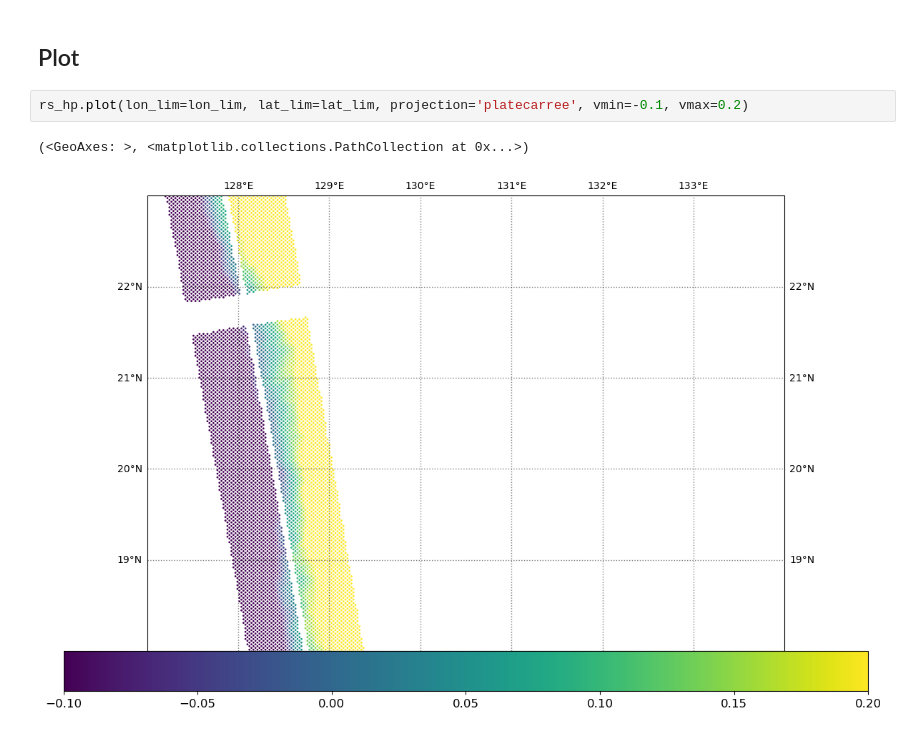
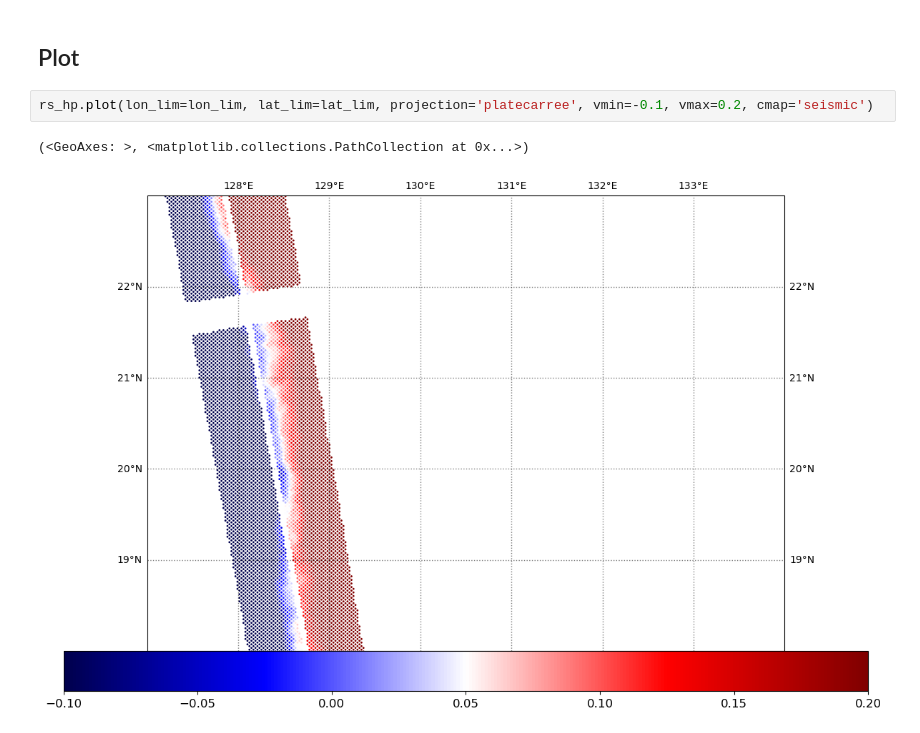
Before and after one commit to AI-for-Ocean-Science/remote_sensing, a Jupyter notebook: nb/PODAAC/SWOT_downloads.ipynb, the cells around one changed output. Cells and saved outputs as stored; diff of their text form.

```diff
--- a/nb/PODAAC/SWOT_downloads.ipynb
+++ b/nb/PODAAC/SWOT_downloads.ipynb
@@ -149,7 +149,7 @@ rs_hp
 # %% [markdown]
 ## Plot
 # %%
-rs_hp.plot(lon_lim=lon_lim, lat_lim=lat_lim, projection='platecarree', vmin=-0.1, vmax=0.2)
+rs_hp.plot(lon_lim=lon_lim, lat_lim=lat_lim, projection='platecarree', vmin=-0.1, vmax=0.2, cmap='seismic')
 # %% [output]
 (<GeoAxes: >, <matplotlib.collections.PathCollection at 0x...>)
-[figure, old version]
+[figure, new version]
```
